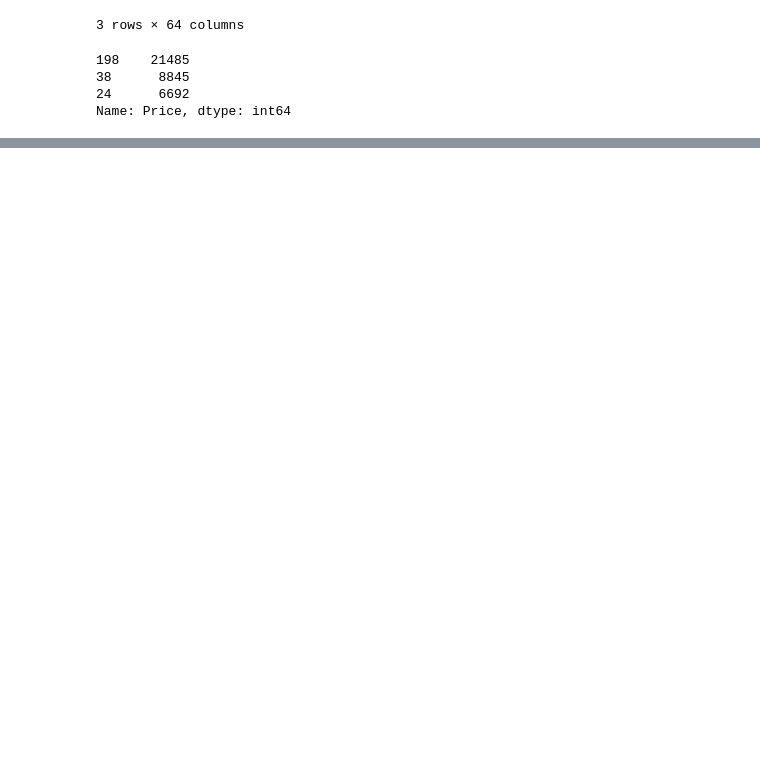
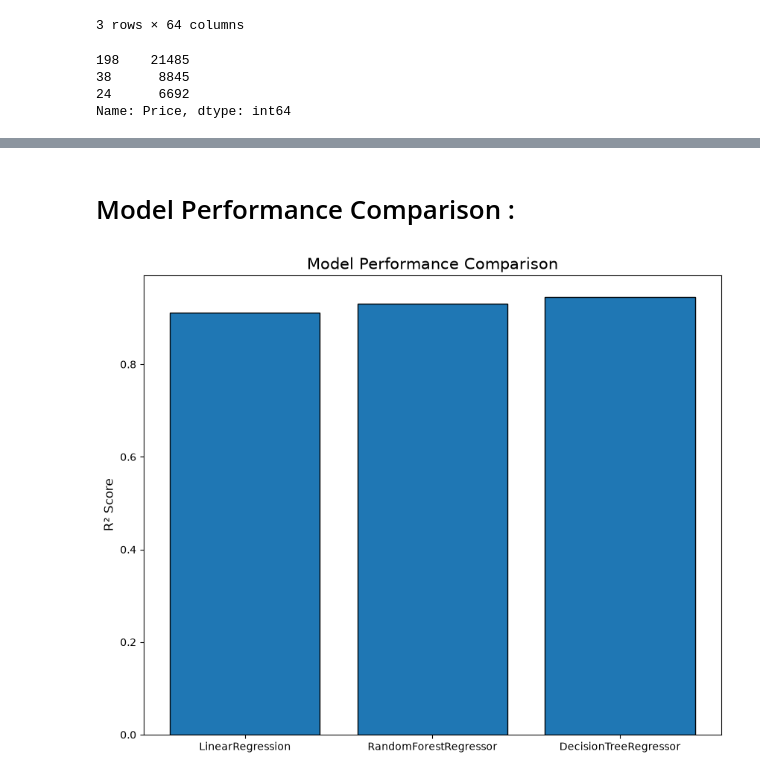
Before and after one commit to harshaslekar5968-crypto/Auto_Price_Prediction_Project, a Jupyter notebook: Auto_Price_Prediction_Model.ipynb, the cells around one changed output, grey strips where cells are left out. Drawn from its saved outputs; the diff is of its cells as text; code cells hidden in the pictures; blank space fills up the shorter version.

```diff
--- a/Auto_Price_Prediction_Model.ipynb
+++ b/Auto_Price_Prediction_Model.ipynb
@@ -395,0 +437,2 @@ dt_model = DecisionTreeRegressor(random_state=42)
+# %%
+rf_model.fit(df_train_x,df_train_y)
@@ -395,0 +441,2 @@ dt_model = DecisionTreeRegressor(random_state=42)
+# %%
+rf_predictions = rf_model.predict(df_test_x)
@@ -395,0 +501,2 @@ dt_model = DecisionTreeRegressor(random_state=42)
+# %%
+dt_model.fit(df_train_x,df_train_y)
@@ -395,0 +505,2 @@ dt_model = DecisionTreeRegressor(random_state=42)
+# %%
+dt_predictions = dt_model.predict(df_test_x)
@@ -395,0 +550,14 @@ dt_model = DecisionTreeRegressor(random_state=42)
+# %% [markdown]
+# Model Performance Comparison :
+# %%
+models = ["LinearRegression", "RandomForestRegressor", "DecisionTreeRegressor"]
+scores = [r2_score(df_test_y, lr_predictions), r2_score(df_test_y, rf_predictions), r2_score(df_test_y, dt_predictions)]
+
+plt.figure(figsize=(10,8))
+
+plt.bar(models, scores,edgecolor='black')
+plt.ylabel("R² Score",fontsize=12)
+plt.title("Model Performance Comparison",fontsize=15)
+plt.show()
+# %% [output]
+[figure, added]
```
Also changed, not shown: parts of 41 cells of this notebook.
